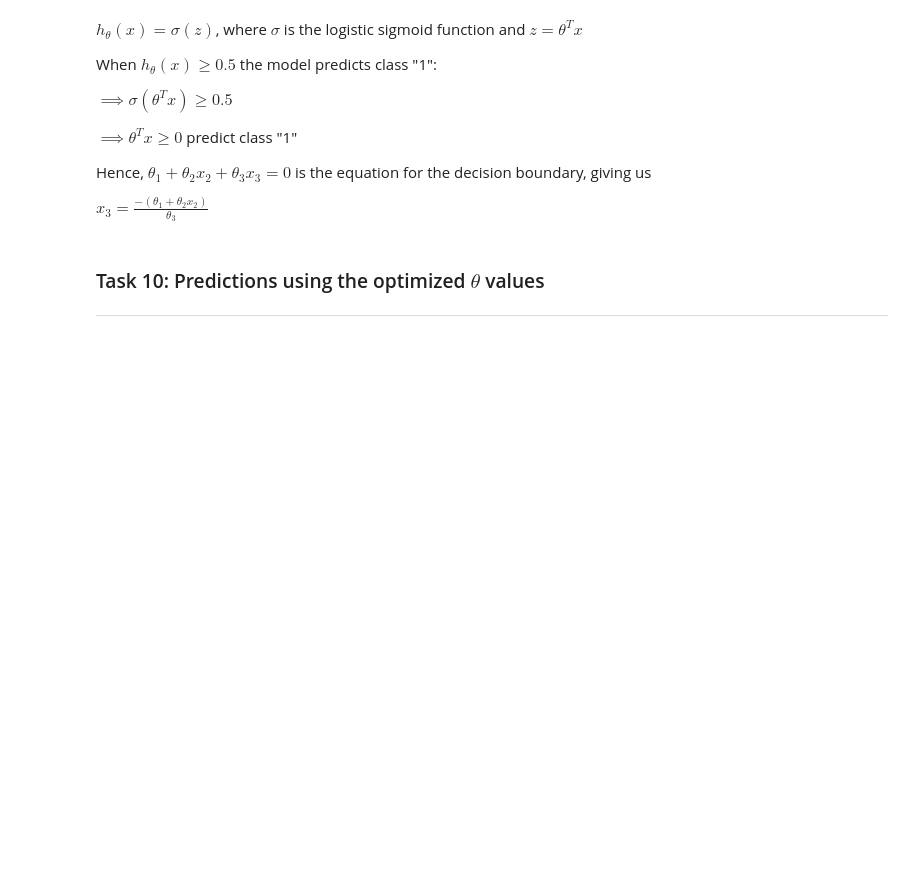
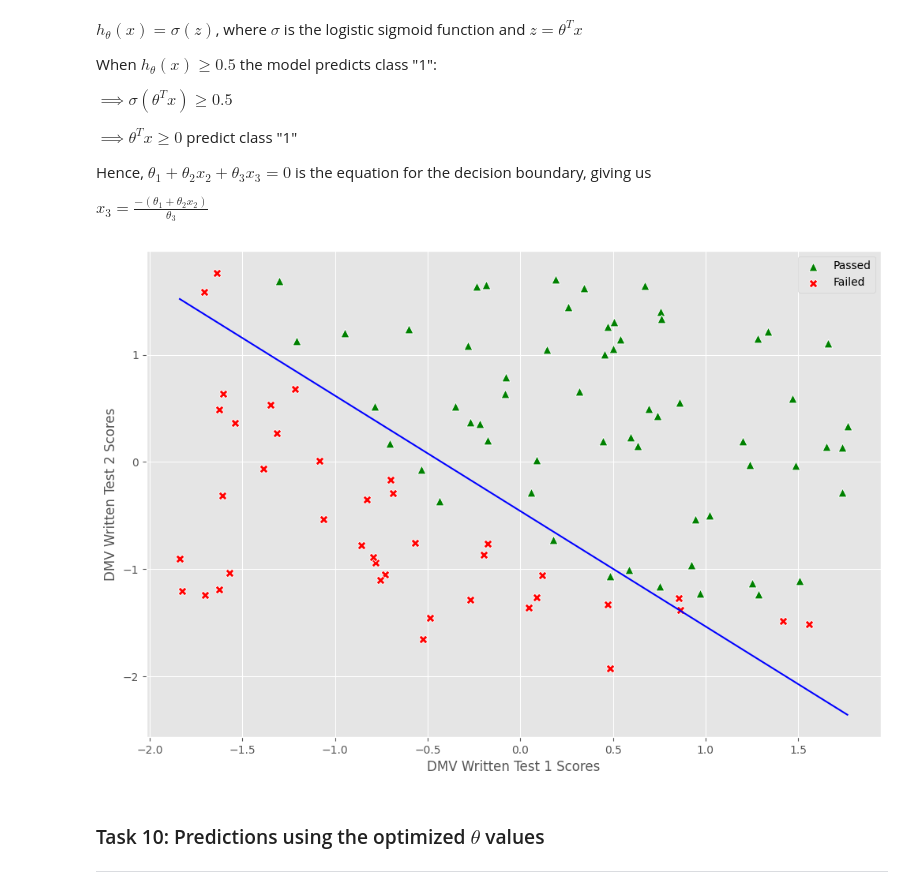
Before and after one commit to miguelestradam3/jupyter_maths_logistic_regression, a Jupyter notebook: Logistic_Regression.ipynb, the cells around one changed output. Saved outputs shown, nothing was run; the diff lists cells and outputs as text; code cells hidden in the pictures; blank space fills up the shorter version.

```diff
--- a/Logistic_Regression.ipynb
+++ b/Logistic_Regression.ipynb
@@ -29,3 +60,6 @@ rcParams['figure.figsize'] = 12, 8
 ---
 
 $$ \sigma(z) = \frac{1}{1+e^{-z}}$$
+# %%
+def logistic_function(x)->float:
+    return 1 / (1 + np.exp(-x))
@@ -69,6 +162,21 @@ $\implies \theta^Tx \geq 0$ predict class "1"
 Hence, $\theta_1 + \theta_2x_2 + \theta_3x_3 = 0$ is the equation for the decision boundary, giving us
 
 $ x_3 = \frac{-(\theta_1+\theta_2x_2)}{\theta_3}$
+# %%
+ax = sns.scatterplot(x = X[passed[:, 0], 1], y = X[passed[:, 0], 2], marker = "^", color = "green", s=60)
+
+sns.scatterplot(x = X[failed[:, 0], 1], y = X[failed[:, 0], 2], marker = "X", color = "red", s=60)
+
+ax.legend(['Passed', 'Failed'])
+ax.set(xlabel="DMV Written Test 1 Scores", ylabel="DMV Written Test 2 Scores")
+
+x_boundary = np.array([np.min(X[:, 1]), np.max(X[:, 1])])
+y_boundary = -(theta[0] + theta[1] * x_boundary) / theta[2]
+
+sns.lineplot(x=x_boundary, y=y_boundary, color="blue")
+plt.show()
+# %% [output]
+[figure, added]
 # %% [markdown]
 ### Task 10: Predictions using the optimized $\theta$ values
 ---
```
Also changed, not shown: parts of 12 cells of this notebook.
